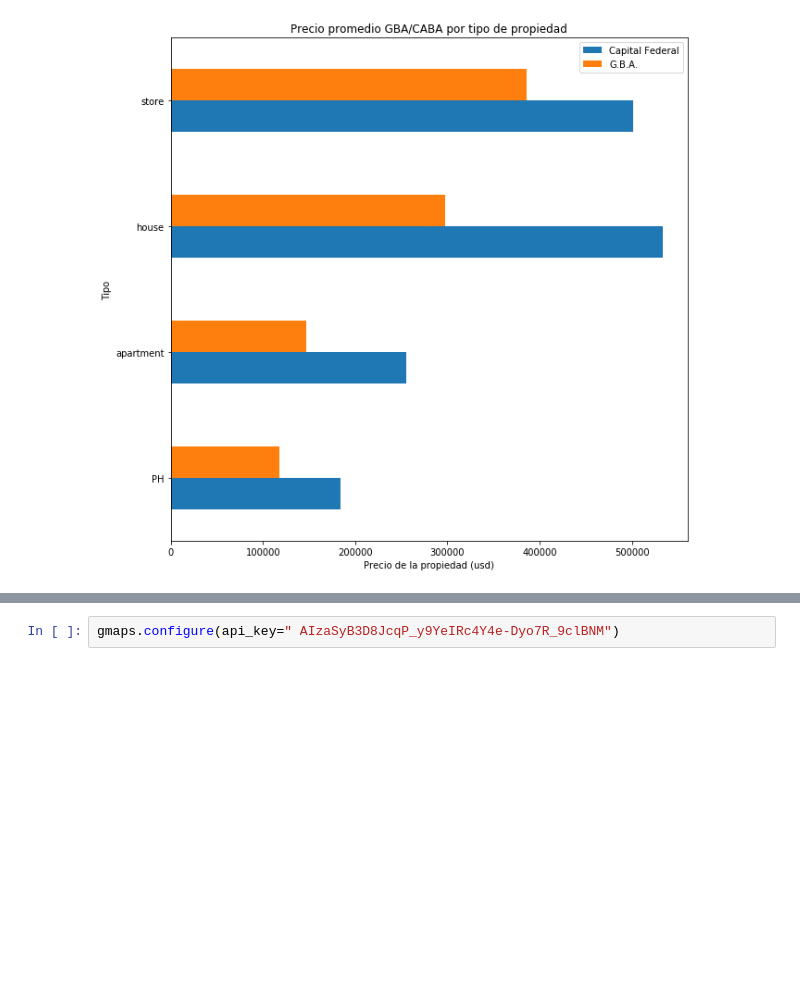
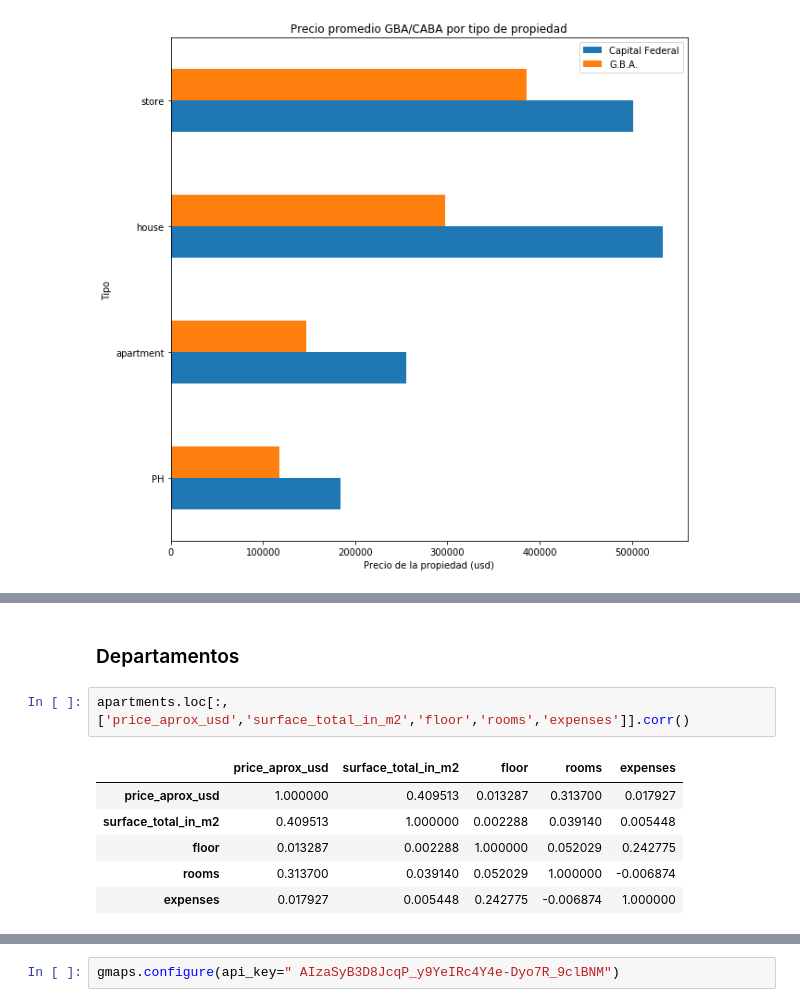
Before and after one commit to LucianoGiannotti/ProperatiDatosTP, a Jupyter notebook: Depuracion de datos.ipynb, the cells around one changed output, grey strips where cells are left out. Cells and saved outputs as stored; diff of their text form; blank space fills up the shorter version.

```diff
--- a/Depuracion de datos.ipynb
+++ b/Depuracion de datos.ipynb
@@ -650,0 +606,11 @@ apartments_gba.loc[(data['surface_total_in_m2'] < 300) &(data['price_aprox_usd']
+# %% [markdown]
+### Departamentos
+# %%
+apartments.loc[:,['price_aprox_usd','surface_total_in_m2','floor','rooms','expenses']].corr()
+# %% [output]
+|  | price_aprox_usd | surface_total_in_m2 | floor | rooms | expenses |
+| price_aprox_usd | 1.000000 | 0.409513 | 0.013287 | 0.313700 | 0.017927 |
+| surface_total_in_m2 | 0.409513 | 1.000000 | 0.002288 | 0.039140 | 0.005448 |
+| floor | 0.013287 | 0.002288 | 1.000000 | 0.052029 | 0.242775 |
+| rooms | 0.313700 | 0.039140 | 0.052029 | 1.000000 | -0.006874 |
+| expenses | 0.017927 | 0.005448 | 0.242775 | -0.006874 | 1.000000 |
```
Also changed, not shown: parts of 18 cells of this notebook.
